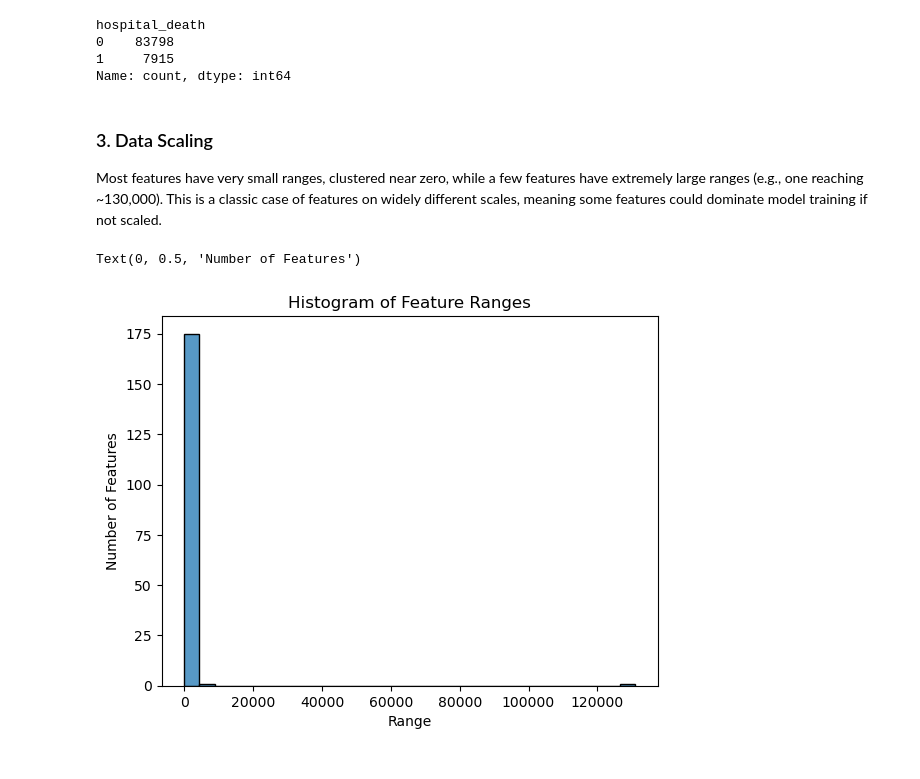
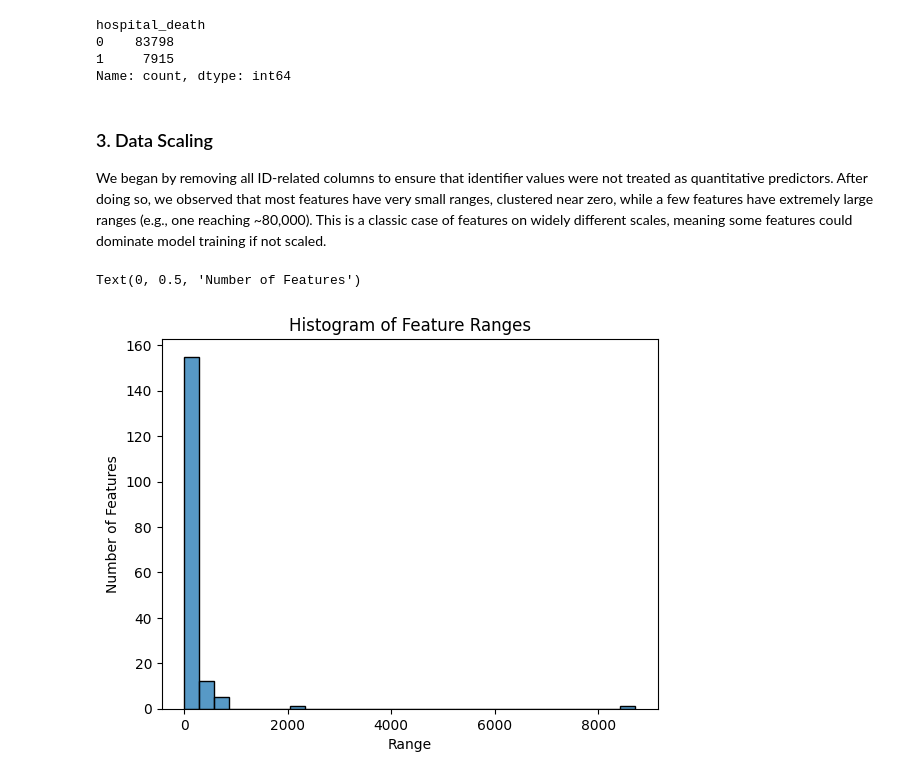
Before and after one commit to cindyrenxy/ac209a-project, a Jupyter notebook: ac209a_project.ipynb, the cells around one changed output. Cells and saved outputs as stored; diff of their text form; code cells hidden in the pictures.

```diff
--- a/ac209a_project.ipynb
+++ b/ac209a_project.ipynb
@@ -114,18 +114,18 @@ hospital_death
 Name: count, dtype: int64
 # %% [markdown]
 ### 3. Data Scaling
-Most features have very small ranges, clustered near zero, while a few features have extremely large ranges (e.g., one reaching ~130,000). This is a classic case of features on widely different scales, meaning some features could dominate model training if not scaled.
+We began by removing all ID-related columns to ensure that identifier values were not treated as quantitative predictors. After doing so, we observed that most features have very small ranges, clustered near zero, while a few features have extremely large ranges (e.g., one reaching ~80,000). This is a classic case of features on widely different scales, meaning some features could dominate model training if not scaled.
 # %%
-numeric_cols = df.select_dtypes(include=['float64', 'int64']).columns.drop('encounter_id')
+numeric_cols = df.select_dtypes(include=['float64', 'int64']).columns.drop(['encounter_id', 'patient_id', 'hospital_id', 'icu_id'])
 df[numeric_cols].describe() # exploratory summary
 
 # visualize feature ranges
 ranges = df[numeric_cols].max() - df[numeric_cols].min()
 fig, ax = plt.subplots()
 sns.histplot(ranges, bins=30, edgecolor='k')
 ax.set_title("Histogram of Feature Ranges")
 ax.set_xlabel("Range")
 ax.set_ylabel("Number of Features")
 # %% [output]
 Text(0, 0.5, 'Number of Features')
-[figure, old version]
+[figure, new version]
```
Also changed, not shown: parts of 4 cells of this notebook.
